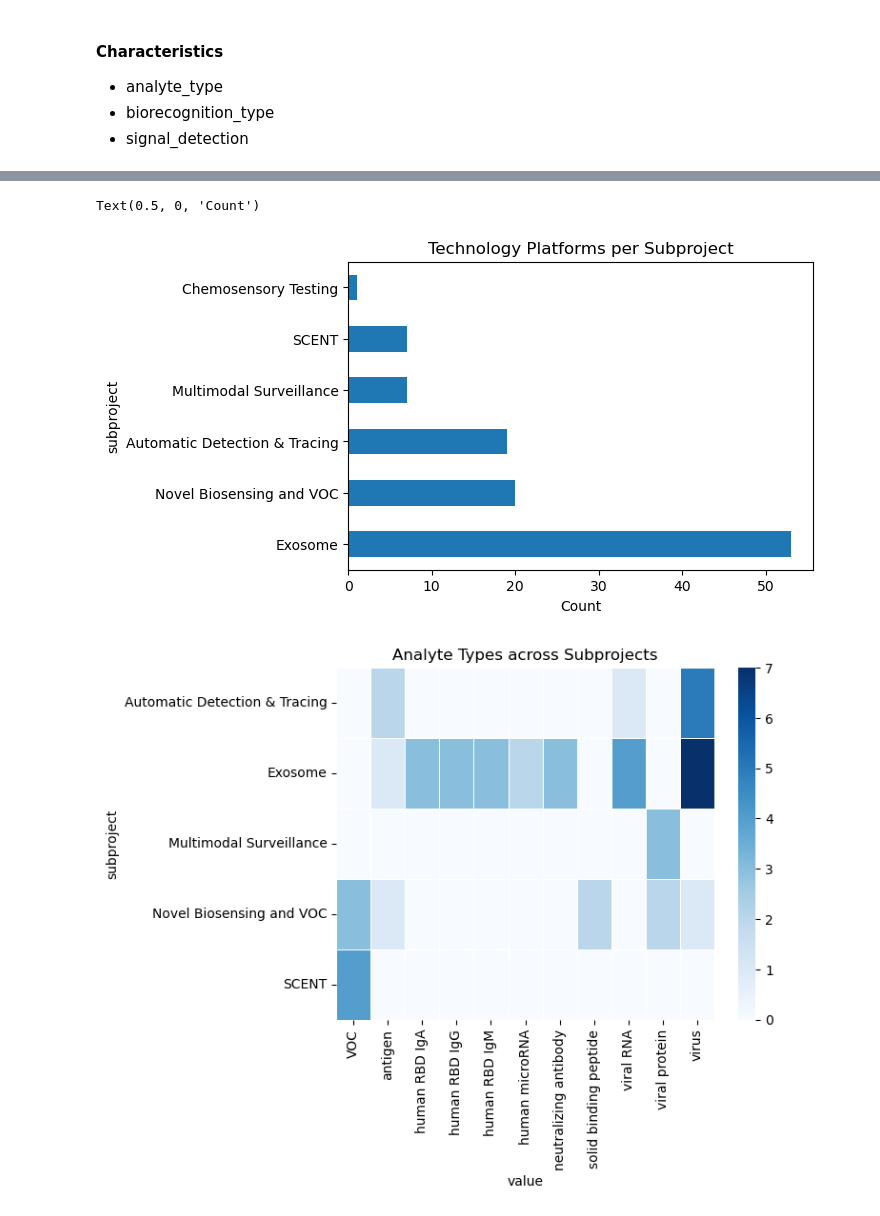
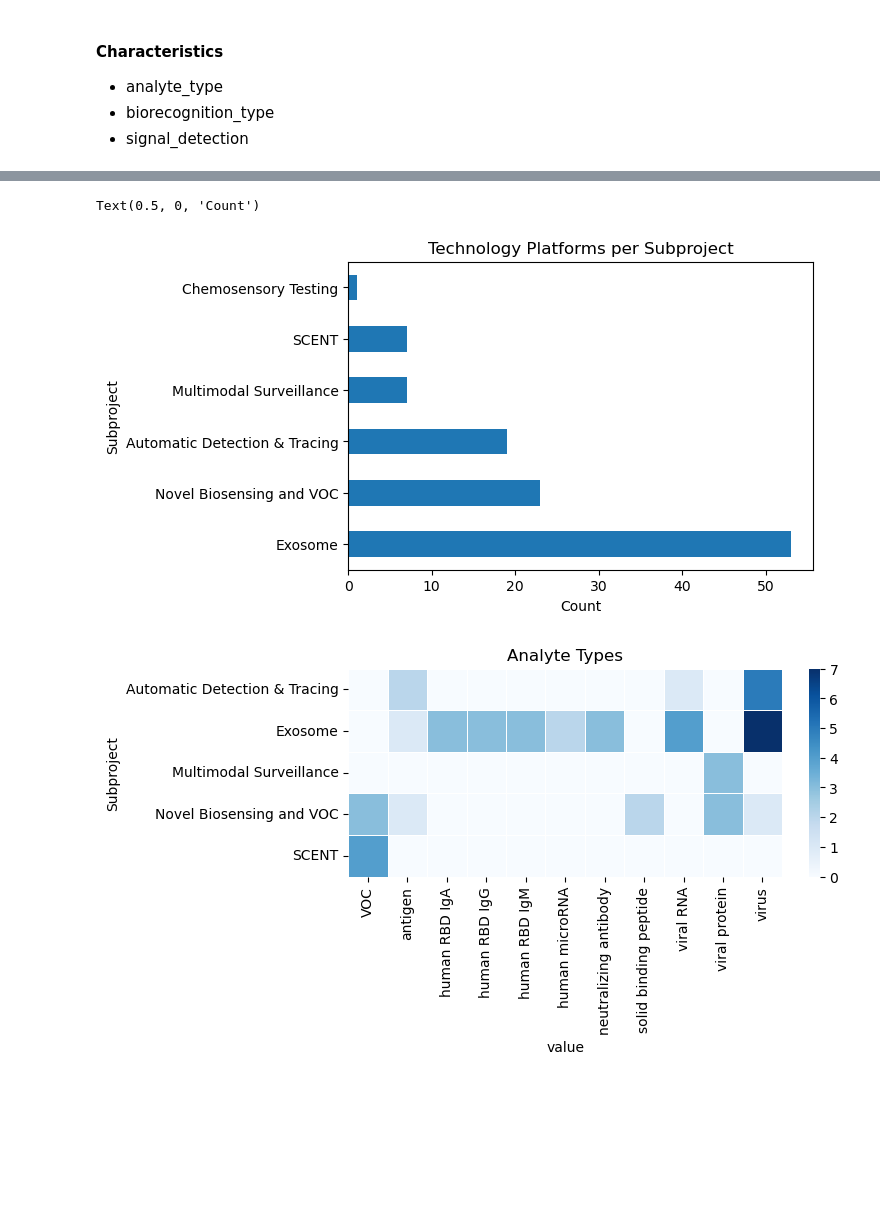
Before and after one commit to radxrad/radx-analyzer, a Jupyter notebook: notebooks/3_extract_method_characteristics.ipynb, the cells around one changed output, grey strips where cells are left out. Cells and saved outputs as stored; diff of their text form; code cells hidden in the pictures; blank space fills up the shorter version.

Commit message:
added dataset, updated plots

```diff
--- a/notebooks/3_extract_method_characteristics.ipynb
+++ b/notebooks/3_extract_method_characteristics.ipynb
@@ -64,11 +64,14 @@ characteristics = extract_data_element(df, ["analyte_type", "target_analyte_type
 characteristics["value"] = characteristics['value'].str.split("|")
 characteristics = characteristics.explode("value")
 characteristics['value'] = characteristics['value'].replace('', 'unspecified')
+characteristics['value'] = characteristics['value'].str.replace("spike protein", "antigen")  # aggregate all antigens
 characteristics = characteristics[characteristics['value'] != "control"]
 characteristics['characteristic'] = characteristics['characteristic'].str.replace("target_analyte_type", "analyte_type")
+characteristics['characteristic'] = characteristics['characteristic'].str.replace("spike protein", "antigen")  # aggregate all antigens
 # shorten the name
 characteristics['value'] = characteristics['value'].str.replace("trimeric assembly of viral ", "")
 characteristics.sort_values(by=["characteristic", "subproject", "value"], inplace=True)
+characteristics.rename(columns={"subproject": "Subproject"}, inplace=True)
 # %%
 characteristics.to_csv(os.path.join(result_dir, "characteristics.csv"), index=False)
 # %%
@@ -94,21 +97,23 @@ characteristics
 # %%
 # Bar chart of subproject counts
-characteristics['subproject'].value_counts().plot.barh(figsize=(6,4))
+characteristics['Subproject'].value_counts().plot.barh(figsize=(6,4))
 plt.title("Technology Platforms per Subproject")
 plt.xlabel("Count")
 # %% [output]
 Text(0.5, 0, 'Count')
-[figure, old version]
+[figure, new version]
 # %%
 # Heatmap of analyte_type by subproject
 pivot = (
     characteristics[characteristics['characteristic']=='analyte_type']
-      .pivot_table(index='subproject', columns='value', aggfunc='size', fill_value=0)
+      .pivot_table(index='Subproject', columns='value', aggfunc='size', fill_value=0)
 )
-sns.heatmap(pivot, cmap='Blues', linewidths=0.5)
-plt.title("Analyte Types across Subprojects");
+fig, ax = plt.subplots(figsize=(7, 2.7))
+ax = sns.heatmap(pivot, cmap='Blues', linewidths=0.5)
+#ax.tick_params(axis='x', labelrotation=70)
+plt.title("Analyte Types");
 # %% [output]
-[figure, old version]
+[figure, new version]
 # %%
 # Heatmap of biorecogniton_type by subproject
 pivot = (
```
Also changed, not shown: parts of 4 cells of this notebook, 3 other files.
